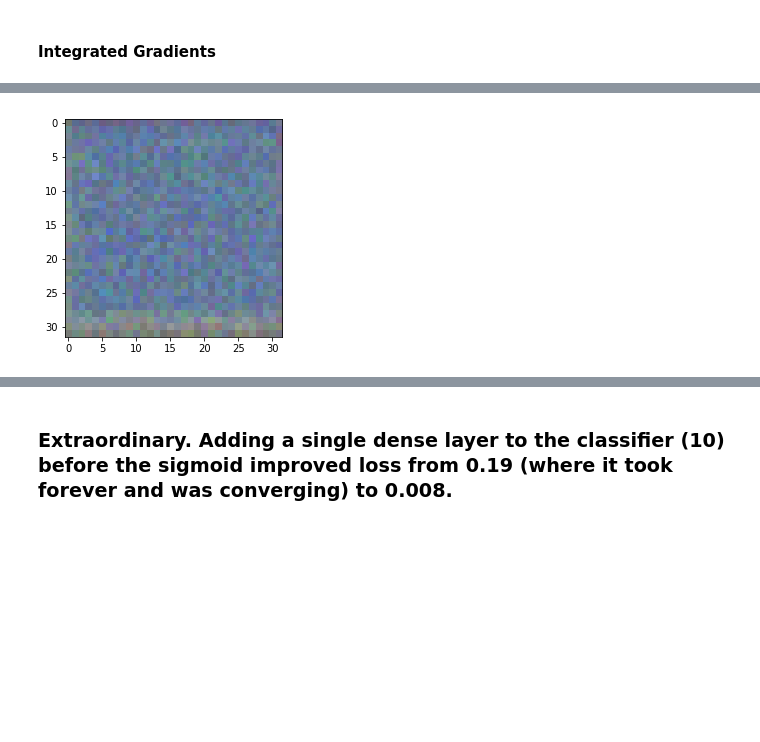
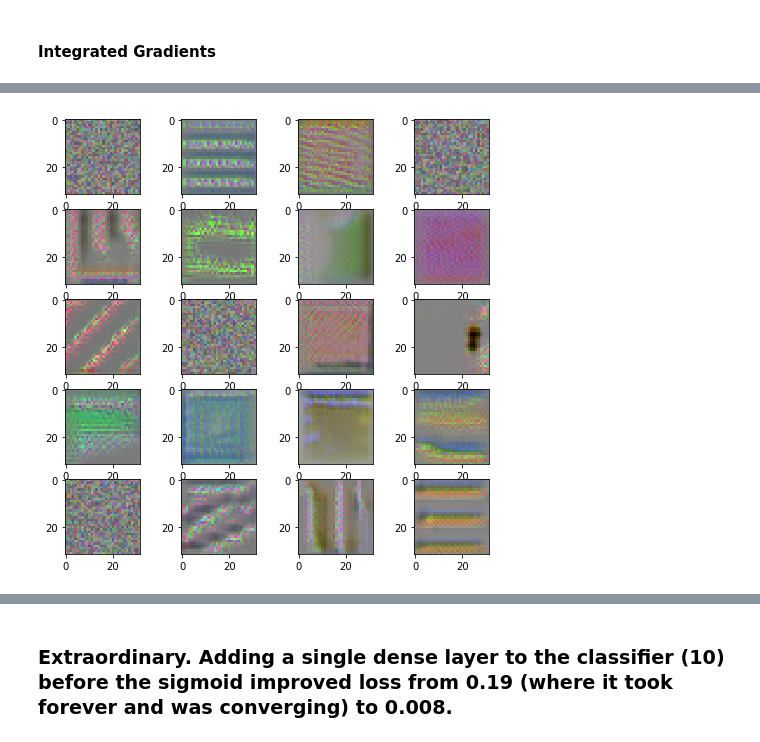
Before and after one commit to vwrj/car_autoencoder, a Jupyter notebook: Car Autoencoder.ipynb, the cells around one changed output, grey strips where cells are left out. Cells and saved outputs as stored; diff of their text form; code cells hidden in the pictures; blank space fills up the shorter version.

```diff
--- a/Car Autoencoder.ipynb
+++ b/Car Autoencoder.ipynb
@@ -210,7 +212,7 @@ plt.show()
 # %% [markdown]
 ### Training data
 # %%
-(x_train, y_train, x_test, y_test) = get_CIFAR10()
+(x_train, y_train, x_test, y_test) = load_CIFAR10()
 
 """
 We want a 50/50 split of cars and "not_cars" (birds, dogs, trucks, etc.)
@@ -353,34 +387,6 @@ Done.
 # %%
 # Visualizing Conv Filters
 from keras import backend as K
-
-layer_dict = dict([(layer.name, layer) for layer in classifier.layers])
-
-layer_index = 4
-filter_index = 60
-input_img = classifier.input
-
-# build a loss function that maximizes the activation
-# of the nth filter of the layer considered
-layer_output = classifier.layers[layer_index].get_output_at(0)
-loss = K.mean(layer_output[:, :, :, filter_index])
-
-# compute the gradient of the loss wrt the input picture
-grads = K.gradients(loss, input_img)[0]
-
-# normalization trick: we normalize the gradient
-grads /= (K.sqrt(K.mean(K.square(grads))) + 1e-5)
-
-# this function returns the loss and grads given the input picture
-iterate = K.function([input_img], [loss, grads])
-
-# we start from a gray image with some noise
-input_img_data = (np.random.random((1, IMG_SIZE, IMG_SIZE, 3)) - 0.5) * 20 + 128
-
-# run gradient ascent for 20 steps
-for i in range(20):
-    loss_value, grads_value = iterate([input_img_data])
-    input_img_data += grads_value * 1
 
 def deprocess_image(x):
     # normalize tensor: center on 0., ensure std is 0.1
@@ -394,14 +400,53 @@ def deprocess_image(x):
 
     # convert to RGB array
     x *= 255
-    x = x.transpose((0, 1, 2))
+#     x = x.transpose((0, 1, 2))
     x = np.clip(x, 0, 255).astype('uint8')
     return x
 
-img = input_img_data[0]
-img = deprocess_image(img)
-print(img.shape)
 
-plt.imshow(img)
+
+layer_dict = dict([(layer.name, layer) for layer in classifier.layers])
+layer_index = 5
+input_img = classifier.input
+
+w=10
+h=10
+fig=plt.figure(figsize=(8, 8))
+columns = 4
+rows = 5
+for i in range(1, columns*rows +1):
+
+    # build a loss function that maximizes the activation
+    # of the nth filter of the layer considered
+    layer_output = classifier.layers[layer_index].get_output_at(1)
+
+    loss = K.mean(layer_output[:, :, :, i+20])
+
+    # compute the gradient of the loss wrt the input picture
+    grads = K.gradients(loss, input_img)[0]
+
+    # normalization trick: we normalize the gradient
+    grads /= (K.sqrt(K.mean(K.square(grads))) + 1e-5)
+
+    # this function returns the loss and grads given the input picture
+    iterate = K.function([input_img], [loss, grads])
+
+    # we start from a gray image with some noise
+    input_img_data = (np.random.random((1, IMG_SIZE, IMG_SIZE, 3)) - 0.5) * 20 + 128
+
+    # run gradient ascent for 20 steps
+    four = 0
+    for j in range(800):
+        loss_value, grads_value = iterate([input_img_data])
+        input_img_data += grads_value * 1
+        input_img_data = 0.995 * input_img_data
+        input_img_data = cv2.GaussianBlur(input_img_data[0, :], (1, 1), 0)
+        input_img_data = input_img_data.reshape(1, 32, 32, 3)
+
+    img = input_img_data[0]
+    img = deprocess_image(img)
+    fig.add_subplot(rows, columns, i)
+    plt.imshow(img)
 plt.show()
 # %% [output]
@@ -409,4 +453,4 @@ plt.show()
-[figure, old version]
+[figure, new version]
 # %%
 ######
 displayIndex = 82
```
Also changed, not shown: parts of 12 cells of this notebook.
